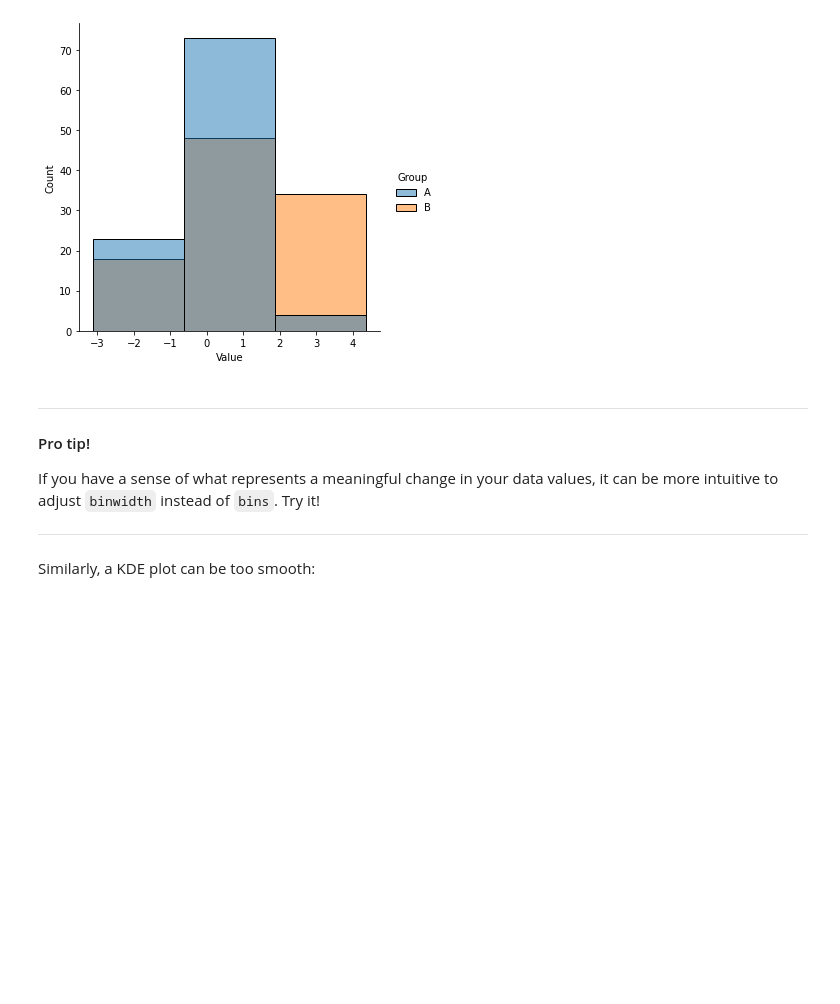
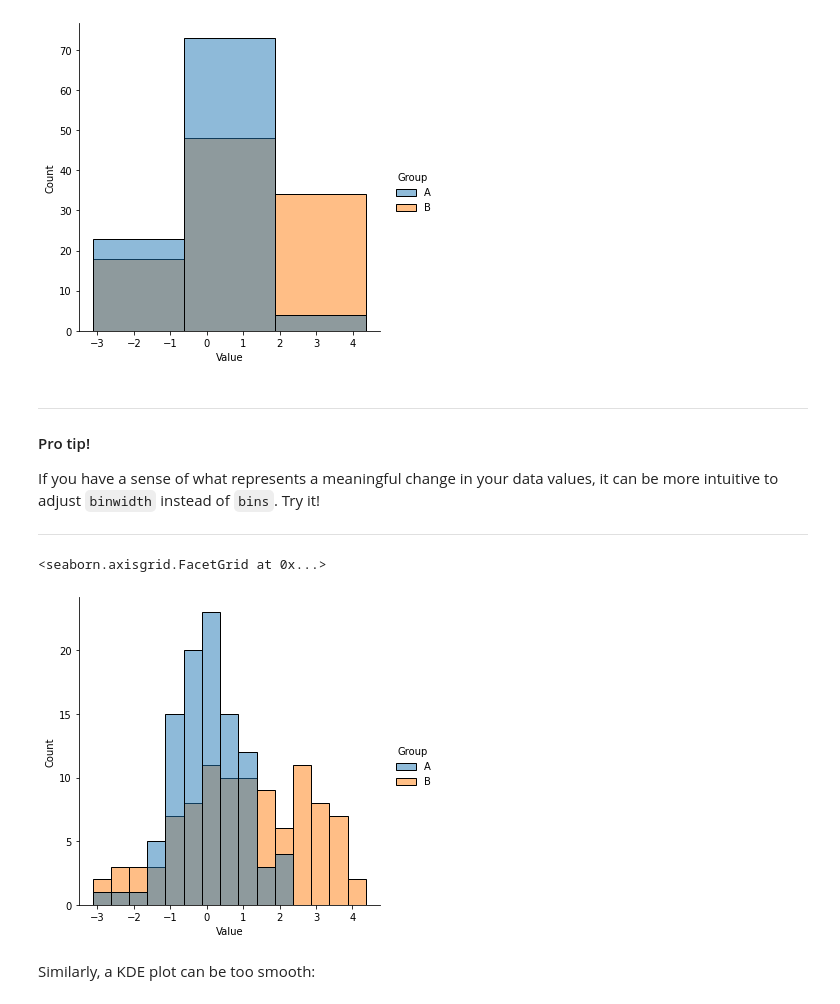
Before and after one commit to mohammedfmehboob/PythonTutorials, a Jupyter notebook: tutorial007.ipynb, the cells around one changed output. Drawn from its saved outputs; the diff is of its cells as text; code cells hidden in the pictures; blank space fills up the shorter version.

```diff
--- a/tutorial007.ipynb
+++ b/tutorial007.ipynb
@@ -140,6 +155,12 @@ sns.displot(myDataFromFile, x="Value", hue="Group", kind="hist", bins=3)
 If you have a sense of what represents a meaningful change in your data values, it can be more intuitive to adjust `binwidth` instead of `bins`. Try it!
 
 ---
+# %%
+# This playing around with the binwidth to see if it has any change.
+sns.displot(myDataFromFile, x="Value", hue="Group", kind="hist", binwidth = 0.5)
+# %% [output]
+<seaborn.axisgrid.FacetGrid at 0x...>
+[figure, added]
 # %% [markdown]
 Similarly, a KDE plot can be too smooth:
 # %%
```
Also changed, not shown: parts of 21 cells of this notebook.
